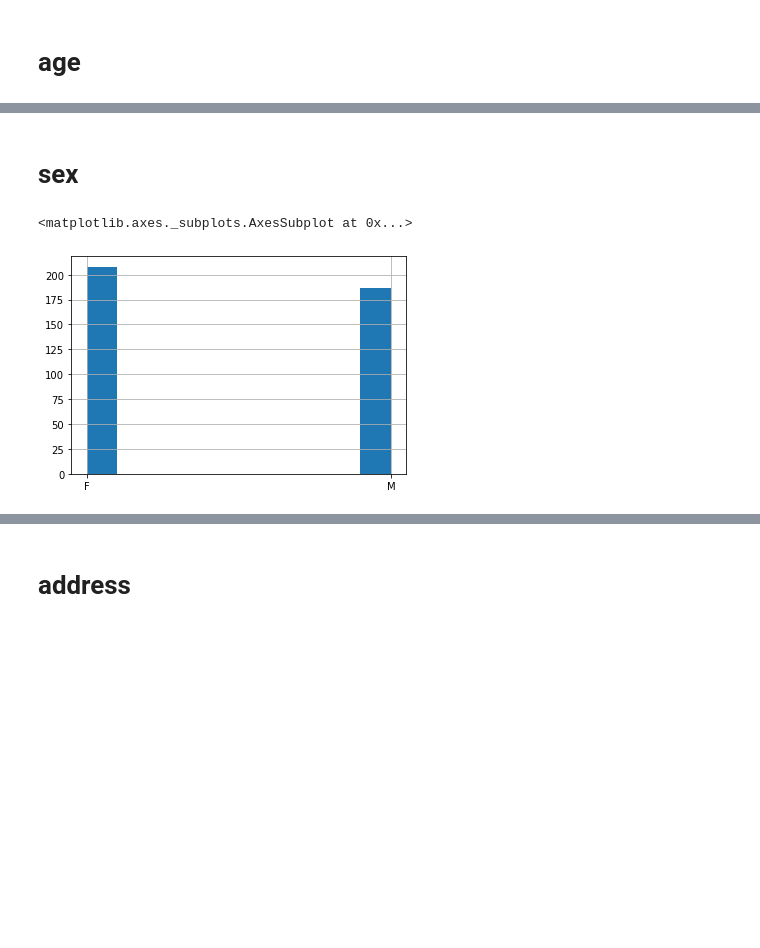
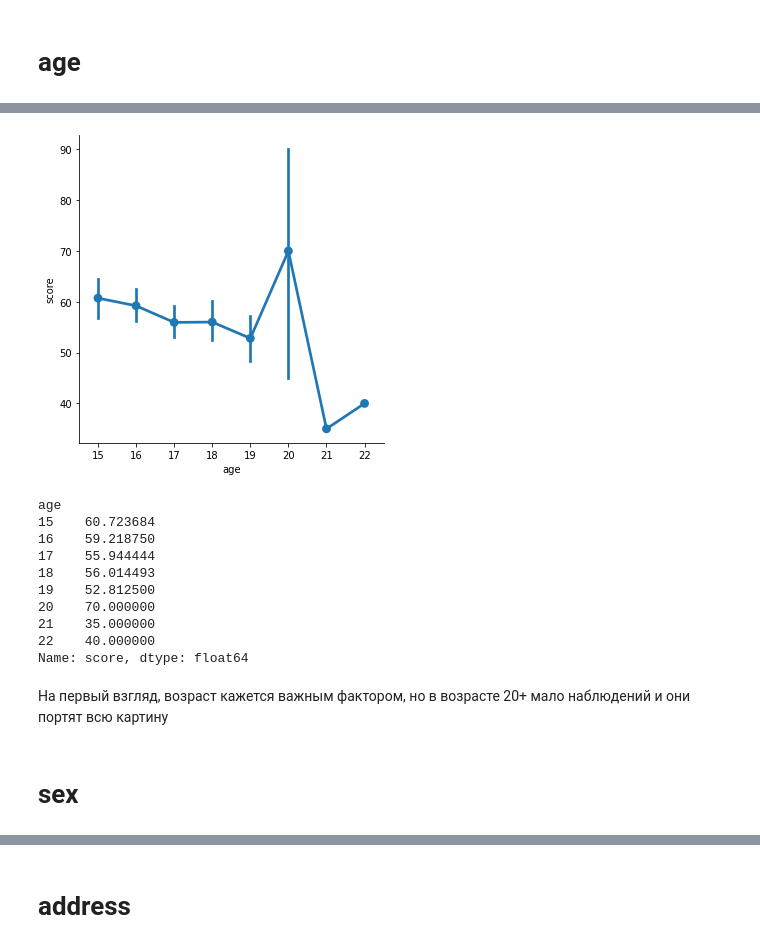
Before and after one commit to HeySlava/projects, a Jupyter notebook: module_2/Разведовательный анализ данных.ipynb, the cells around one changed output, grey strips where cells are left out. Cells and saved outputs as stored; diff of their text form; code cells hidden in the pictures; blank space fills up the shorter version.

```diff
--- a/module_2/Разведовательный анализ данных.ipynb
+++ b/module_2/Разведовательный анализ данных.ipynb
@@ -142,7 +198,20 @@ stud.age.hist()
+# %%
+sns.factorplot(x ='age', y ='score', data = stud) # средние оценки в зависимости от возраста
+plt.show()
+stud.groupby('age')['score'].mean()
+# %% [output]
+[figure, added]
+age
+15    60.723684
+16    59.218750
+17    55.944444
+18    56.014493
+19    52.812500
+20    70.000000
+21    35.000000
+22    40.000000
+Name: score, dtype: float64
+# %% [markdown]
+На первый взгляд, возраст кажется важным фактором, но в возрасте 20+ мало наблюдений и они портят всю картину
 # %% [markdown]
 # sex
-# %%
-stud.sex.hist()
-# %% [output]
-<matplotlib.axes._subplots.AxesSubplot at 0x...>
-[figure, removed]
```
Also changed, not shown: parts of 41 cells of this notebook, 1 other file.
